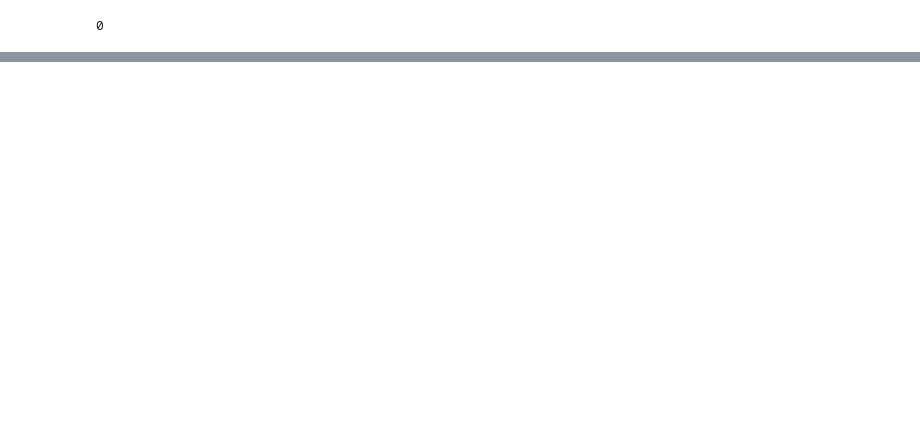
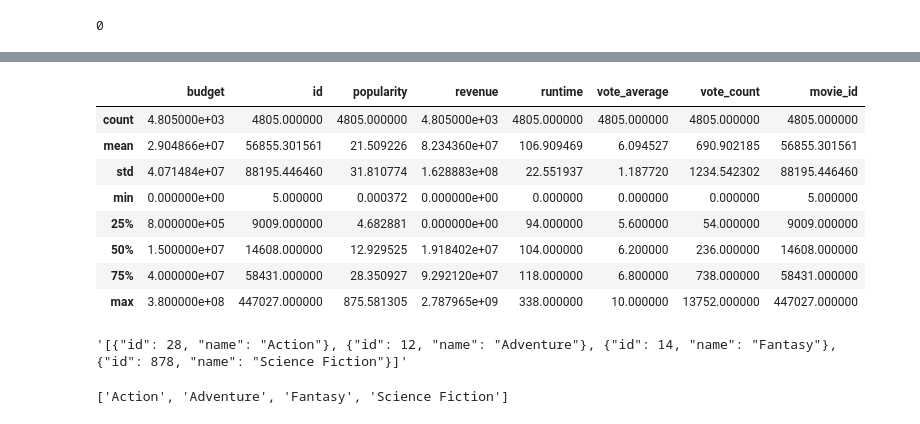
Before and after one commit to CodesByVishal/Movie-Reccomendation-System-ML-Project, a Jupyter notebook: Movie_Reccomendation_System_ML_Project.ipynb, the cells around one changed output, grey strips where cells are left out. Saved outputs shown, nothing was run; the diff lists cells and outputs as text; code cells hidden in the pictures; blank space fills up the shorter version.

```diff
--- a/Movie_Reccomendation_System_ML_Project.ipynb
+++ b/Movie_Reccomendation_System_ML_Project.ipynb
@@ -58,0 +93,4 @@ dtype: int64
+# %%
+movies.drop('homepage', axis = 1, inplace = True )
+# %%
+movies.drop('tagline', axis = 1, inplace = True)
@@ -78,3 +144,15 @@ movies.duplicated().sum()
+# %%
+movies.describe()
+# %% [output]
+|  | budget | id | popularity | revenue | runtime | vote_average | vote_count | movie_id |
+| count | 4.805000e+03 | 4805.000000 | 4805.000000 | 4.805000e+03 | 4805.000000 | 4805.000000 | 4805.000000 | 4805.000000 |
+| mean | 2.904866e+07 | 56855.301561 | 21.509226 | 8.234360e+07 | 106.909469 | 6.094527 | 690.902185 | 56855.301561 |
+| std | 4.071484e+07 | 88195.446460 | 31.810774 | 1.628883e+08 | 22.551937 | 1.187720 | 1234.542302 | 88195.446460 |
+| min | 0.000000e+00 | 5.000000 | 0.000372 | 0.000000e+00 | 0.000000 | 0.000000 | 0.000000 | 5.000000 |
+| 25% | 8.000000e+05 | 9009.000000 | 4.682881 | 0.000000e+00 | 94.000000 | 5.600000 | 54.000000 | 9009.000000 |
+| 50% | 1.500000e+07 | 14608.000000 | 12.929525 | 1.918402e+07 | 104.000000 | 6.200000 | 236.000000 | 14608.000000 |
+| 75% | 4.000000e+07 | 58431.000000 | 28.350927 | 9.292120e+07 | 118.000000 | 6.800000 | 738.000000 | 58431.000000 |
+| max | 3.800000e+08 | 447027.000000 | 875.581305 | 2.787965e+09 | 338.000000 | 10.000000 | 13752.000000 | 447027.000000 |
 # %%
 # to convert string of list to list of list
 import ast
@@ -86,6 +164,14 @@ def convert(obj):
   for i in ast.literal_eval(obj):
     l.append(i['name'])
   return l
+# %%
+movies['genres'][0]
+# %% [output]
+'[{"id": 28, "name": "Action"}, {"id": 12, "name": "Adventure"}, {"id": 14, "name": "Fantasy"}, {"id": 878, "name": "Science Fiction"}]'
 # %%
 #Applying the convert function on genre column
 movies['genres'] = movies['genres'].apply(convert)
+# %%
+movies['genres'][0]
+# %% [output]
+['Action', 'Adventure', 'Fantasy', 'Science Fiction']
```
Also changed, not shown: parts of 61 cells of this notebook.
